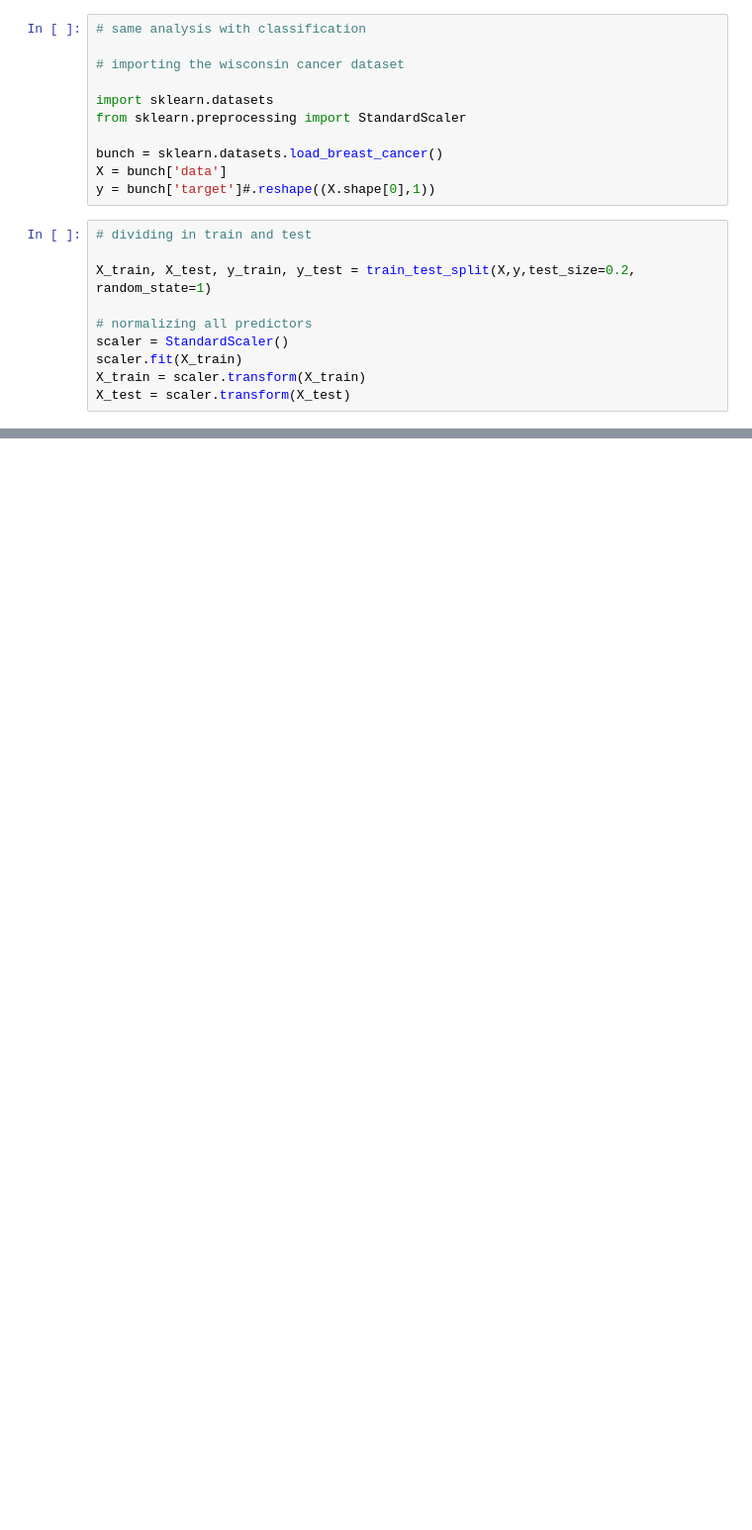
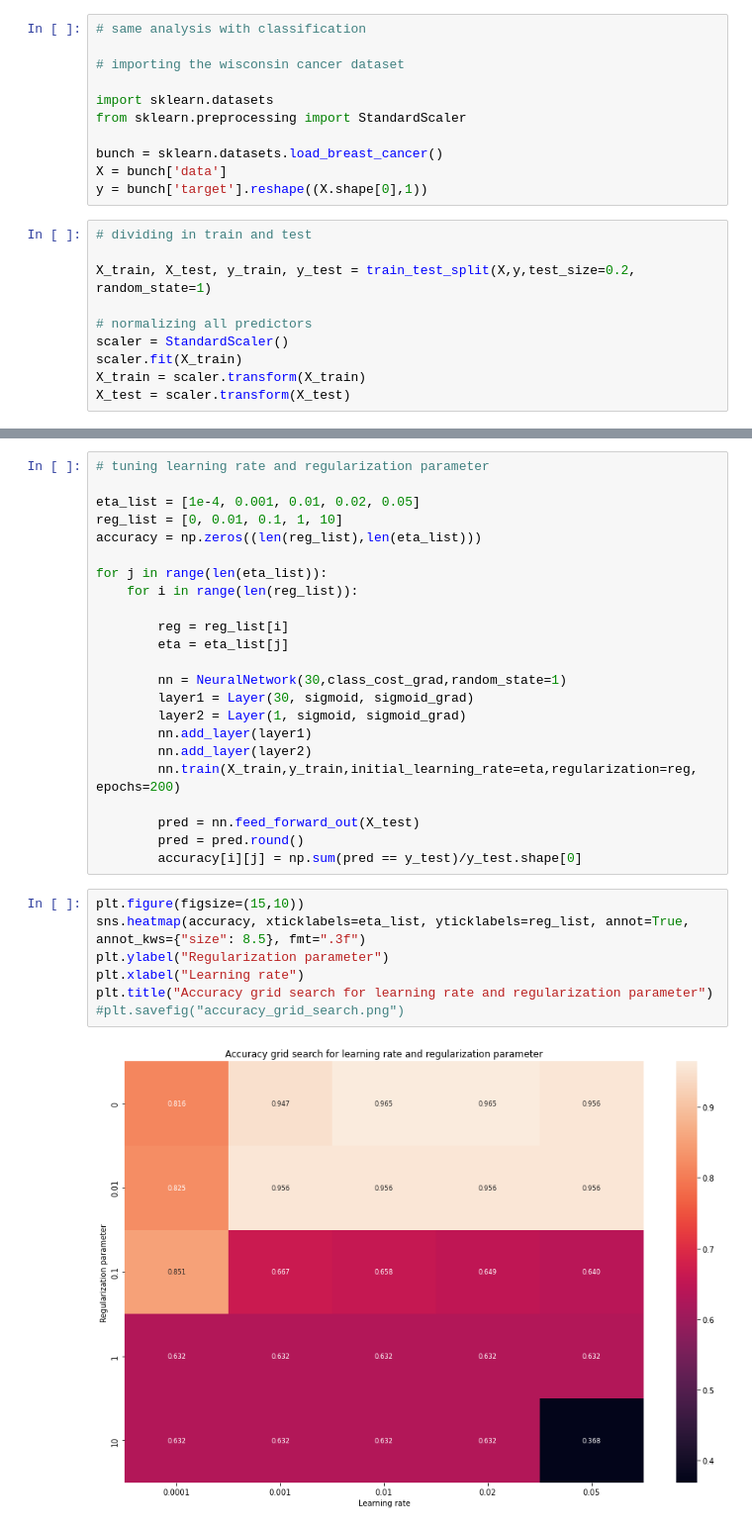
Before and after one commit to matteodales/-FYS-STK4155_Applied_Data_Analysis_and_Machine_Learning, a Jupyter notebook: project2/project2_notebook.ipynb, the cells around one changed output, grey strips where cells are left out. Shown at 99% size. Cells and saved outputs as stored; diff of their text form; blank space fills up the shorter version.

Commit message:
completed graphs classification

```diff
--- a/project2/project2_notebook.ipynb
+++ b/project2/project2_notebook.ipynb
@@ -1769,7 +1769,7 @@ from sklearn.preprocessing import StandardScaler
 
 bunch = sklearn.datasets.load_breast_cancer()
 X = bunch['data']
-y = bunch['target']#.reshape((X.shape[0],1))
+y = bunch['target'].reshape((X.shape[0],1))
 # %%
 # dividing in train and test
 
@@ -1789 +1783,33 @@ X_test = scaler.transform(X_test)
+# %%
+# tuning learning rate and regularization parameter
+
+eta_list = [1e-4, 0.001, 0.01, 0.02, 0.05]
+reg_list = [0, 0.01, 0.1, 1, 10]
+accuracy = np.zeros((len(reg_list),len(eta_list)))
+
+for j in range(len(eta_list)):
+    for i in range(len(reg_list)):
+
+        reg = reg_list[i]
+        eta = eta_list[j]
+
+        nn = NeuralNetwork(30,class_cost_grad,random_state=1)
+        layer1 = Layer(30, sigmoid, sigmoid_grad)
+        layer2 = Layer(1, sigmoid, sigmoid_grad)
+        nn.add_layer(layer1)
+        nn.add_layer(layer2)
+        nn.train(X_train,y_train,initial_learning_rate=eta,regularization=reg, epochs=200)
+
+        pred = nn.feed_forward_out(X_test)
+        pred = pred.round()
+        accuracy[i][j] = np.sum(pred == y_test)/y_test.shape[0]
+# %%
+plt.figure(figsize=(15,10))
+sns.heatmap(accuracy, xticklabels=eta_list, yticklabels=reg_list, annot=True, annot_kws={"size": 8.5}, fmt=".3f")
+plt.ylabel("Regularization parameter")
+plt.xlabel("Learning rate")
+plt.title("Accuracy grid search for learning rate and regularization parameter")
+#plt.savefig("accuracy_grid_search.png")
+# %% [output]
+[figure, added]
 # %%
```
Also changed, not shown: parts of 13 cells of this notebook.
